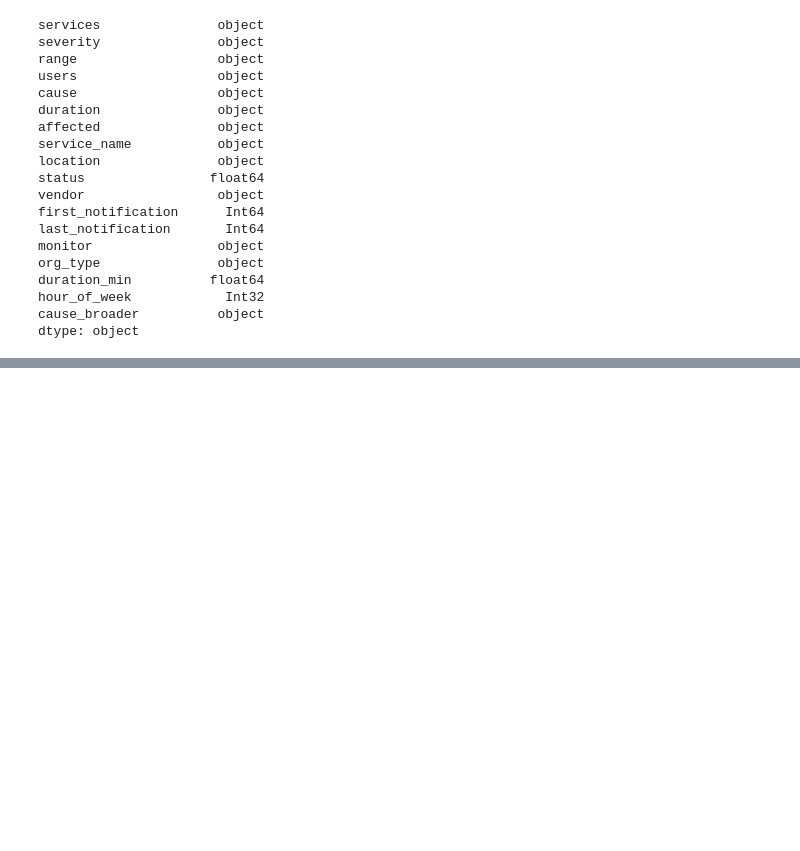
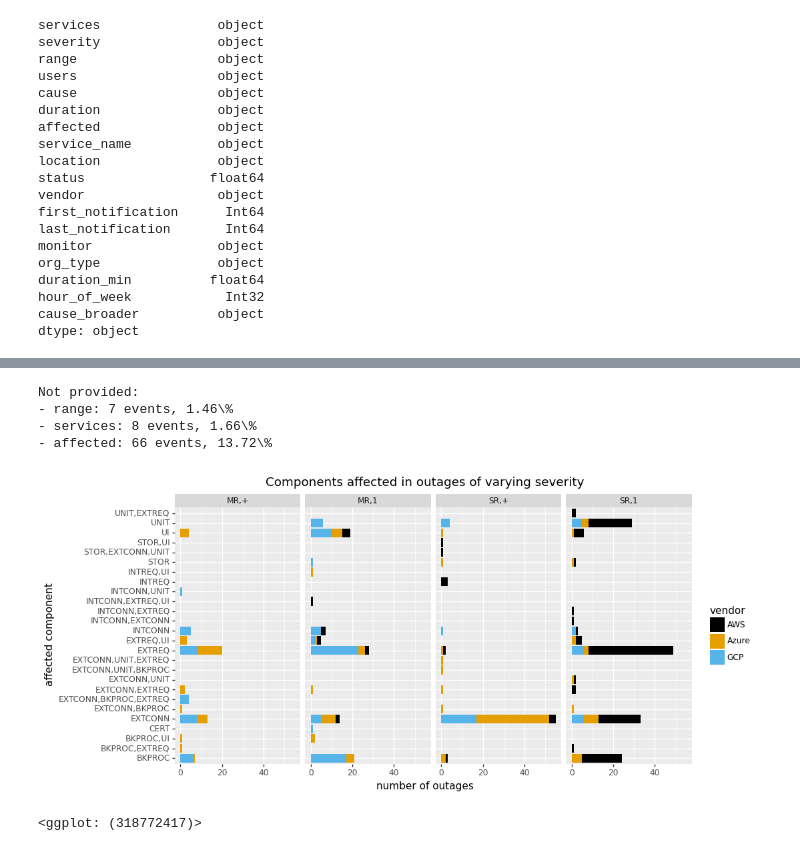
Before and after one commit to thezeroalpha/honours-project, a Jupyter notebook: notebooks/Plotting.ipynb, the cells around one changed output, grey strips where cells are left out. Saved outputs shown, nothing was run; the diff lists cells and outputs as text; code cells hidden in the pictures; blank space fills up the shorter version.

```diff
--- a/notebooks/Plotting.ipynb
+++ b/notebooks/Plotting.ipynb
@@ -156,3 +61,30 @@ Not provided:
+# %%
+# Removing single availability zone because only applies to AWS
+subdf = df[['range', 'services', 'vendor', 'affected']]
+
+filt = subdf[filter_notprovided(subdf.affected) & filter_notprovided(subdf.range) & filter_notprovided(subdf.services)]
+
+plotdf = pd.DataFrame({'range_services': filt[['range', 'services']].applymap(shorten).agg(','.join, axis=1),
+                       'affected': filt.affected.map(lambda x: ','.join(map(shorten, x))),
+                       'vendor': filt.vendor})
+
+export_graph("components-by-severity", subdf, ['range', 'services', 'affected'],
+             (p9.ggplot(plotdf)
+              + p9.aes(x='affected', fill='vendor')
+              + p9.geom_bar()
+              + p9.coord_flip()
+              + p9.theme(figure_size=(10,5))
+              + disc_fillpalette
+              + p9.facet_grid("~ range_services")
+              + p9.labs(y="number of outages", x="affected component")
+              + p9.ggtitle("Components affected in outages of varying severity")))
+# %% [output]
+Not provided:
+- range: 7 events, 1.46\%
+- services: 8 events, 1.66\%
+- affected: 66 events, 13.72\%
+[figure, added]
+<ggplot: (318772417)>
 # %%
 scale_x_hours_as_dow = p9.scale_x_continuous(breaks=range(0,24*8, 24), minor_breaks=1, labels=['Mon', 'Tue', 'Wed', 'Thu', 'Fri', 'Sat', 'Sun', ''])
 # %%
```
Also changed, not shown: parts of 14 cells of this notebook, 57 other files.
